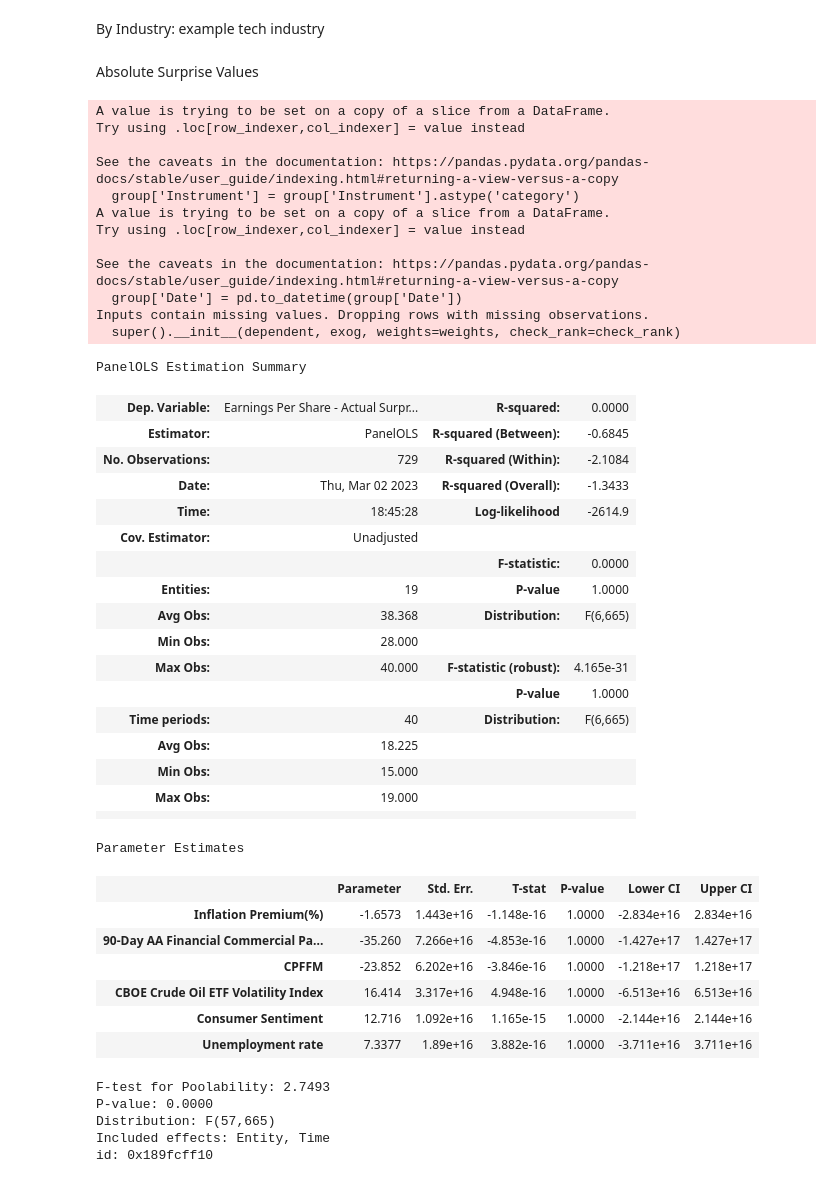
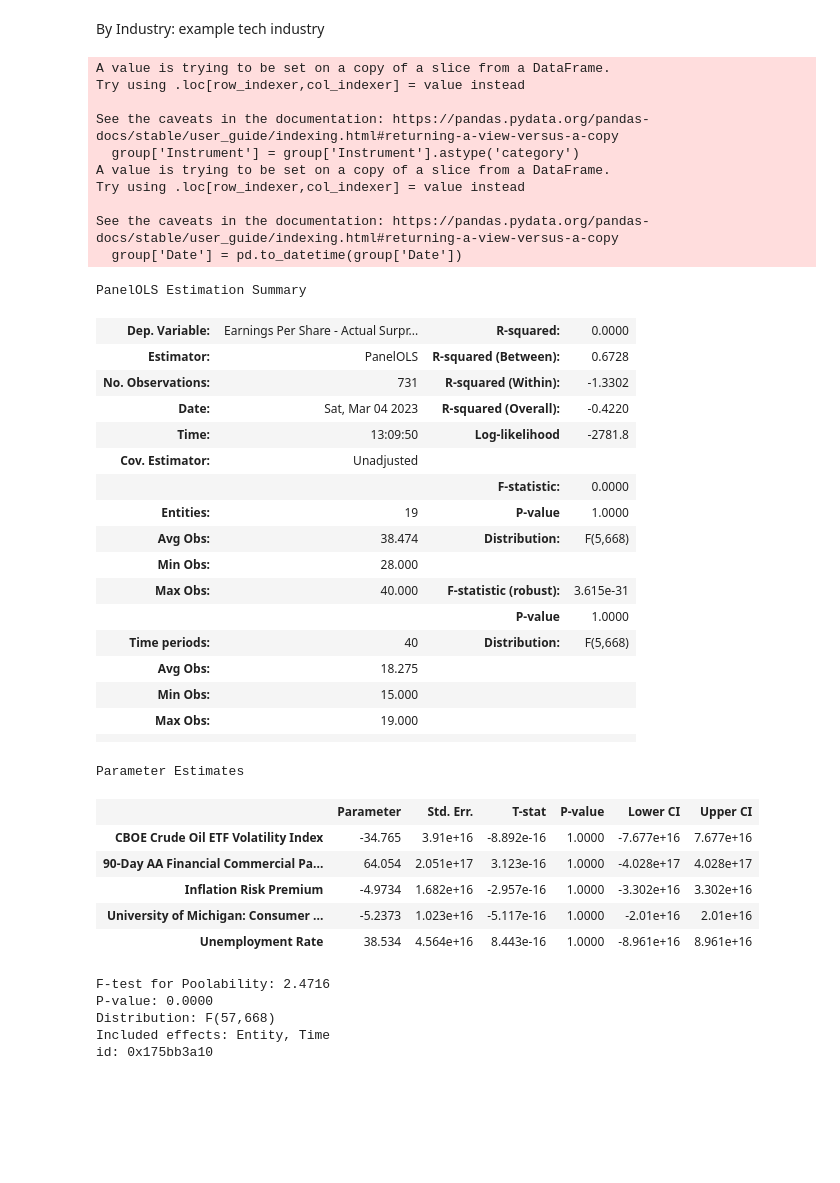
Before and after one commit to yummypugs/GSFM_AnalystForecasts, a Jupyter notebook: 3.3.3_Panel_macro.ipynb, the cells around one changed output. Saved outputs shown, nothing was run; the diff lists cells and outputs as text; code cells hidden in the pictures; blank space fills up the shorter version.

Commit message:
updated macro regression  to new df

```diff
--- a/3.3.3_Panel_macro.ipynb
+++ b/3.3.3_Panel_macro.ipynb
@@ -24,0 +18,3 @@ FileNotFoundError: [Errno 2] No such file or directory: 'Dataframes/macro_2.csv'
+# %%
+df = pd.read_csv("Dataframes/macro_regression.csv")
+df
@@ -50,13 +46,2 @@ df_clean = df[(df['Earnings Per Share - Actual Surprise'] >= pct_0_15) & (df['Ea
-# %%
-#removing oly 99th percentile outliers
-'''
-# Calculate the 99th percentile
-pct_99 = np.percentile(df['Earnings Per Share - Actual Surprise'], 99)
-
-# Remove the data points above the 99th percentile
-df_clean = df[df['Earnings Per Share - Actual Surprise'] <= pct_99].copy()
-
-df_clean
-'''
 # %% [markdown]
 Standardising
@@ -65,13 +48,11 @@ get wierd results when standardising
 # %%
 rescale = df_clean
 #rescale["Earnings Per Share - Actual Surprise"] = MinMaxScaler().fit_transform(np.array(rescale["Earnings Per Share - Actual Surprise"]).reshape(-1,1))
-rescale["WACC Inflation Adjusted Risk Free Rate, (%)"] = MinMaxScaler().fit_transform(np.array(rescale["WACC Inflation Adjusted Risk Free Rate, (%)"]).reshape(-1,1))
-rescale["Inflation Premium(%)"] = MinMaxScaler().fit_transform(np.array(rescale["Inflation Premium(%)"]).reshape(-1,1))
+rescale["CBOE Crude Oil ETF Volatility Index"] = MinMaxScaler().fit_transform(np.array(rescale["CBOE Crude Oil ETF Volatility Index"]).reshape(-1,1))
 rescale["90-Day AA Financial Commercial Paper Interest Rate"] = MinMaxScaler().fit_transform(np.array(rescale["90-Day AA Financial Commercial Paper Interest Rate"]).reshape(-1,1))
-rescale["CPFFM"] = MinMaxScaler().fit_transform(np.array(rescale["CPFFM"]).reshape(-1,1))
-rescale["CBOE Crude Oil ETF Volatility Index"] = MinMaxScaler().fit_transform(np.array(rescale["CBOE Crude Oil ETF Volatility Index"]).reshape(-1,1))
-rescale["Consumer Sentiment"] = MinMaxScaler().fit_transform(np.array(rescale["Consumer Sentiment"]).reshape(-1,1))
-rescale["Unemployment rate"] = MinMaxScaler().fit_transform(np.array(rescale["Unemployment rate"]).reshape(-1,1))
+rescale["Inflation Risk Premium"] = MinMaxScaler().fit_transform(np.array(rescale["Inflation Risk Premium"]).reshape(-1,1))
+rescale["University of Michigan: Consumer Sentiment, Index 1966:Q1=100"] = MinMaxScaler().fit_transform(np.array(rescale["University of Michigan: Consumer Sentiment, Index 1966:Q1=100"]).reshape(-1,1))
+rescale["Unemployment Rate"] = MinMaxScaler().fit_transform(np.array(rescale["Unemployment Rate"]).reshape(-1,1))
 df_clean = rescale
 df_clean
 # %% [output]
@@ -152,7 +130,5 @@ Included effects: Entity, Time
 # %% [markdown]
 By Industry: example tech industry
-# %% [markdown]
-Absolute Surprise Values
 # %%
 group = df_panel[df_panel['GICS Industry Group Name'] == 'Technology Hardware & Equipment']
 
@@ -160,52 +136,49 @@ group['Instrument'] = group['Instrument'].astype('category')
 group['Date'] = pd.to_datetime(group['Date'])
 group.set_index(['Instrument', 'Date'], inplace=True)
 
 y = group.loc[:, "Earnings Per Share - Actual Surprise AbsVals"]
-X = group.loc[:, "Inflation Premium(%)":]
+X = group.loc[:, "CBOE Crude Oil ETF Volatility Index":]
 
 model = PanelOLS(y, X, entity_effects=True, time_effects=True).fit()
 model
 # %% [output]
 A value is trying to be set on a copy of a slice from a DataFrame.
 Try using .loc[row_indexer,col_indexer] = value instead
 
 See the caveats in the documentation: https://pandas.pydata.org/pandas-docs/stable/user_guide/indexing.html#returning-a-view-versus-a-copy
   group['Instrument'] = group['Instrument'].astype('category')
 A value is trying to be set on a copy of a slice from a DataFrame.
 Try using .loc[row_indexer,col_indexer] = value instead
 
 See the caveats in the documentation: https://pandas.pydata.org/pandas-docs/stable/user_guide/indexing.html#returning-a-view-versus-a-copy
   group['Date'] = pd.to_datetime(group['Date'])
-Inputs contain missing values. Dropping rows with missing observations.
-  super().__init__(dependent, exog, weights=weights, check_rank=check_rank)
 PanelOLS Estimation Summary
 | Dep. Variable: | Earnings Per Share - Actual Surpr... | R-squared: | 0.0000 |
-| Estimator: | PanelOLS | R-squared (Between): | -0.6845 |
-| No. Observations: | 729 | R-squared (Within): | -2.1084 |
-| Date: | Thu, Mar 02 2023 | R-squared (Overall): | -1.3433 |
-| Time: | 18:45:28 | Log-likelihood | -2614.9 |
+| Estimator: | PanelOLS | R-squared (Between): | 0.6728 |
+| No. Observations: | 731 | R-squared (Within): | -1.3302 |
+| Date: | Sat, Mar 04 2023 | R-squared (Overall): | -0.4220 |
+| Time: | 13:09:50 | Log-likelihood | -2781.8 |
 | Cov. Estimator: | Unadjusted |  |  |
 |  |  | F-statistic: | 0.0000 |
 | Entities: | 19 | P-value | 1.0000 |
-| Avg Obs: | 38.368 | Distribution: | F(6,665) |
+| Avg Obs: | 38.474 | Distribution: | F(5,668) |
 | Min Obs: | 28.000 |  |  |
-| Max Obs: | 40.000 | F-statistic (robust): | 4.165e-31 |
+| Max Obs: | 40.000 | F-statistic (robust): | 3.615e-31 |
 |  |  | P-value | 1.0000 |
-| Time periods: | 40 | Distribution: | F(6,665) |
-| Avg Obs: | 18.225 |  |  |
+| Time periods: | 40 | Distribution: | F(5,668) |
+| Avg Obs: | 18.275 |  |  |
 | Min Obs: | 15.000 |  |  |
 | Max Obs: | 19.000 |  |  |
 |  |  |  |  |
 Parameter Estimates
 |  | Parameter | Std. Err. | T-stat | P-value | Lower CI | Upper CI |
-| Inflation Premium(%) | -1.6573 | 1.443e+16 | -1.148e-16 | 1.0000 | -2.834e+16 | 2.834e+16 |
-| 90-Day AA Financial Commercial Pa... | -35.260 | 7.266e+16 | -4.853e-16 | 1.0000 | -1.427e+17 | 1.427e+17 |
-| CPFFM | -23.852 | 6.202e+16 | -3.846e-16 | 1.0000 | -1.218e+17 | 1.218e+17 |
-| CBOE Crude Oil ETF Volatility Index | 16.414 | 3.317e+16 | 4.948e-16 | 1.0000 | -6.513e+16 | 6.513e+16 |
-| Consumer Sentiment | 12.716 | 1.092e+16 | 1.165e-15 | 1.0000 | -2.144e+16 | 2.144e+16 |
-| Unemployment rate | 7.3377 | 1.89e+16 | 3.882e-16 | 1.0000 | -3.711e+16 | 3.711e+16 |
+| CBOE Crude Oil ETF Volatility Index | -34.765 | 3.91e+16 | -8.892e-16 | 1.0000 | -7.677e+16 | 7.677e+16 |
+| 90-Day AA Financial Commercial Pa... | 64.054 | 2.051e+17 | 3.123e-16 | 1.0000 | -4.028e+17 | 4.028e+17 |
+| Inflation Risk Premium | -4.9734 | 1.682e+16 | -2.957e-16 | 1.0000 | -3.302e+16 | 3.302e+16 |
+| University of Michigan: Consumer ... | -5.2373 | 1.023e+16 | -5.117e-16 | 1.0000 | -2.01e+16 | 2.01e+16 |
+| Unemployment Rate | 38.534 | 4.564e+16 | 8.443e-16 | 1.0000 | -8.961e+16 | 8.961e+16 |
-F-test for Poolability: 2.7493
+F-test for Poolability: 2.4716
 P-value: 0.0000
-Distribution: F(57,665)
+Distribution: F(57,668)
 Included effects: Entity, Time
-id: 0x189fcff10
+id: 0x175bb3a10
```
Also changed, not shown: parts of 8 cells of this notebook.
